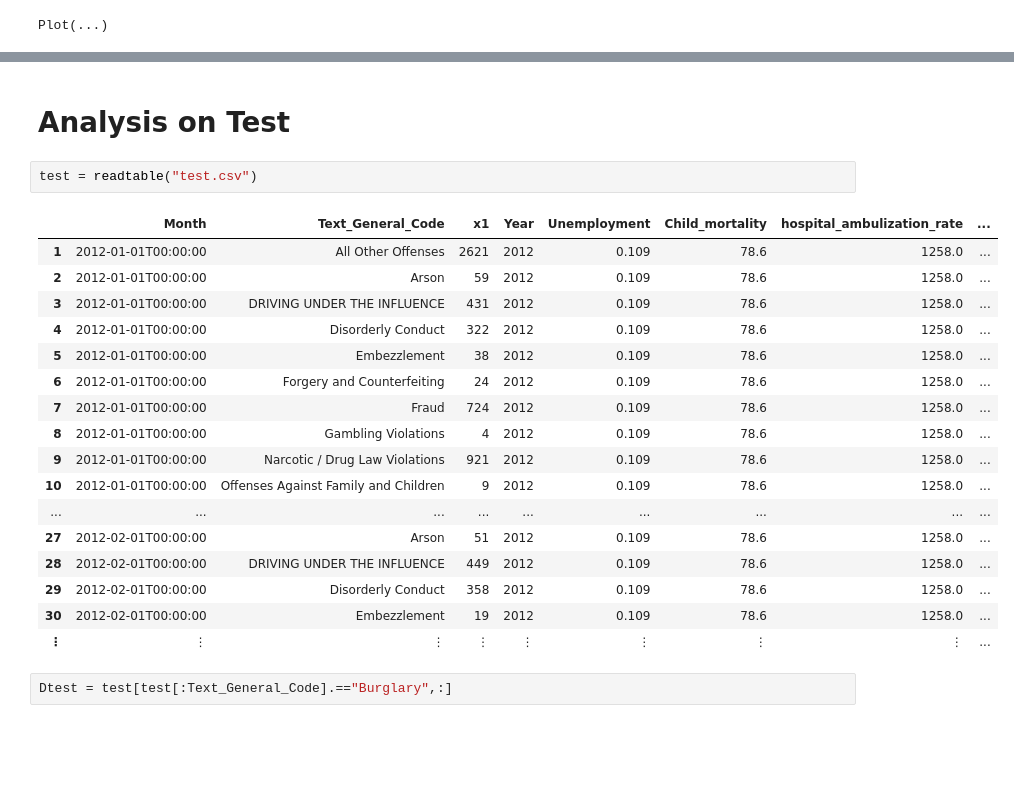
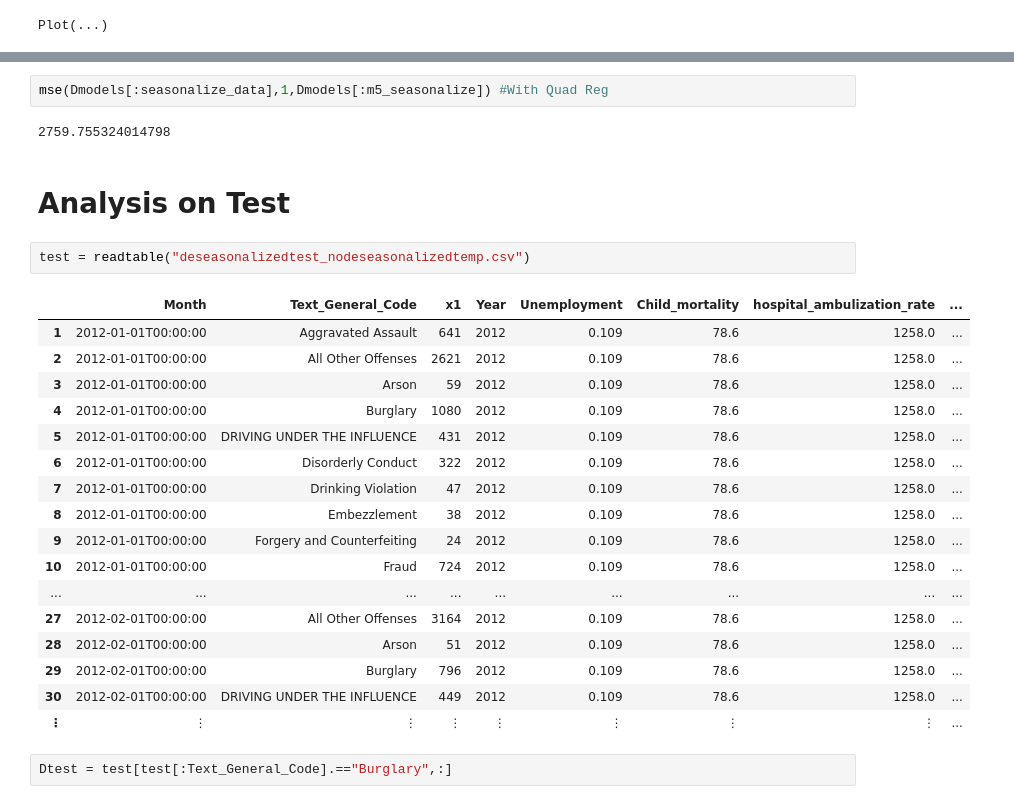
Before and after one commit to rainy0niu/Predicting-Crimes-in-Philadelphia, a Jupyter notebook: project_code/Deseasonalized_Fitting.ipynb, the cells around one changed output, grey strips where cells are left out. Cells and saved outputs as stored; diff of their text form; blank space fills up the shorter version.

Commit message:
Re-seasonalized training

```diff
--- a/project_code/Deseasonalized_Fitting.ipynb
+++ b/project_code/Deseasonalized_Fitting.ipynb
@@ -132,24 +362,28 @@ Plot(...)
+# %%
+mse(Dmodels[:seasonalize_data],1,Dmodels[:m5_seasonalize]) #With Quad Reg
+# %% [output]
+2759.755324014798
 # %% [markdown]
 # Analysis on Test
 # %%
-test = readtable("test.csv")
+test = readtable("deseasonalizedtest_nodeseasonalizedtemp.csv")
 # %% [output]
 |  | Month | Text_General_Code | x1 | Year | Unemployment | Child_mortality | hospital_ambulization_rate | ... |
-| 1 | 2012-01-01T00:00:00 | All Other Offenses | 2621 | 2012 | 0.109 | 78.6 | 1258.0 | ... |
-| 2 | 2012-01-01T00:00:00 | Arson | 59 | 2012 | 0.109 | 78.6 | 1258.0 | ... |
-| 3 | 2012-01-01T00:00:00 | DRIVING UNDER THE INFLUENCE | 431 | 2012 | 0.109 | 78.6 | 1258.0 | ... |
-| 4 | 2012-01-01T00:00:00 | Disorderly Conduct | 322 | 2012 | 0.109 | 78.6 | 1258.0 | ... |
-| 5 | 2012-01-01T00:00:00 | Embezzlement | 38 | 2012 | 0.109 | 78.6 | 1258.0 | ... |
-| 6 | 2012-01-01T00:00:00 | Forgery and Counterfeiting | 24 | 2012 | 0.109 | 78.6 | 1258.0 | ... |
-| 7 | 2012-01-01T00:00:00 | Fraud | 724 | 2012 | 0.109 | 78.6 | 1258.0 | ... |
-| 8 | 2012-01-01T00:00:00 | Gambling Violations | 4 | 2012 | 0.109 | 78.6 | 1258.0 | ... |
-| 9 | 2012-01-01T00:00:00 | Narcotic / Drug Law Violations | 921 | 2012 | 0.109 | 78.6 | 1258.0 | ... |
-| 10 | 2012-01-01T00:00:00 | Offenses Against Family and Children | 9 | 2012 | 0.109 | 78.6 | 1258.0 | ... |
+| 1 | 2012-01-01T00:00:00 | Aggravated Assault | 641 | 2012 | 0.109 | 78.6 | 1258.0 | ... |
+| 2 | 2012-01-01T00:00:00 | All Other Offenses | 2621 | 2012 | 0.109 | 78.6 | 1258.0 | ... |
+| 3 | 2012-01-01T00:00:00 | Arson | 59 | 2012 | 0.109 | 78.6 | 1258.0 | ... |
+| 4 | 2012-01-01T00:00:00 | Burglary | 1080 | 2012 | 0.109 | 78.6 | 1258.0 | ... |
+| 5 | 2012-01-01T00:00:00 | DRIVING UNDER THE INFLUENCE | 431 | 2012 | 0.109 | 78.6 | 1258.0 | ... |
+| 6 | 2012-01-01T00:00:00 | Disorderly Conduct | 322 | 2012 | 0.109 | 78.6 | 1258.0 | ... |
+| 7 | 2012-01-01T00:00:00 | Drinking Violation | 47 | 2012 | 0.109 | 78.6 | 1258.0 | ... |
+| 8 | 2012-01-01T00:00:00 | Embezzlement | 38 | 2012 | 0.109 | 78.6 | 1258.0 | ... |
+| 9 | 2012-01-01T00:00:00 | Forgery and Counterfeiting | 24 | 2012 | 0.109 | 78.6 | 1258.0 | ... |
+| 10 | 2012-01-01T00:00:00 | Fraud | 724 | 2012 | 0.109 | 78.6 | 1258.0 | ... |
 | ... | ... | ... | ... | ... | ... | ... | ... | ... |
-| 27 | 2012-02-01T00:00:00 | Arson | 51 | 2012 | 0.109 | 78.6 | 1258.0 | ... |
-| 28 | 2012-02-01T00:00:00 | DRIVING UNDER THE INFLUENCE | 449 | 2012 | 0.109 | 78.6 | 1258.0 | ... |
-| 29 | 2012-02-01T00:00:00 | Disorderly Conduct | 358 | 2012 | 0.109 | 78.6 | 1258.0 | ... |
-| 30 | 2012-02-01T00:00:00 | Embezzlement | 19 | 2012 | 0.109 | 78.6 | 1258.0 | ... |
+| 27 | 2012-02-01T00:00:00 | All Other Offenses | 3164 | 2012 | 0.109 | 78.6 | 1258.0 | ... |
+| 28 | 2012-02-01T00:00:00 | Arson | 51 | 2012 | 0.109 | 78.6 | 1258.0 | ... |
+| 29 | 2012-02-01T00:00:00 | Burglary | 796 | 2012 | 0.109 | 78.6 | 1258.0 | ... |
+| 30 | 2012-02-01T00:00:00 | DRIVING UNDER THE INFLUENCE | 449 | 2012 | 0.109 | 78.6 | 1258.0 | ... |
 | ⋮ | ⋮ | ⋮ | ⋮ | ⋮ | ⋮ | ⋮ | ⋮ | ... |
 # %%
 Dtest = test[test[:Text_General_Code].=="Burglary",:]
```
Also changed, not shown: parts of 47 cells of this notebook.
